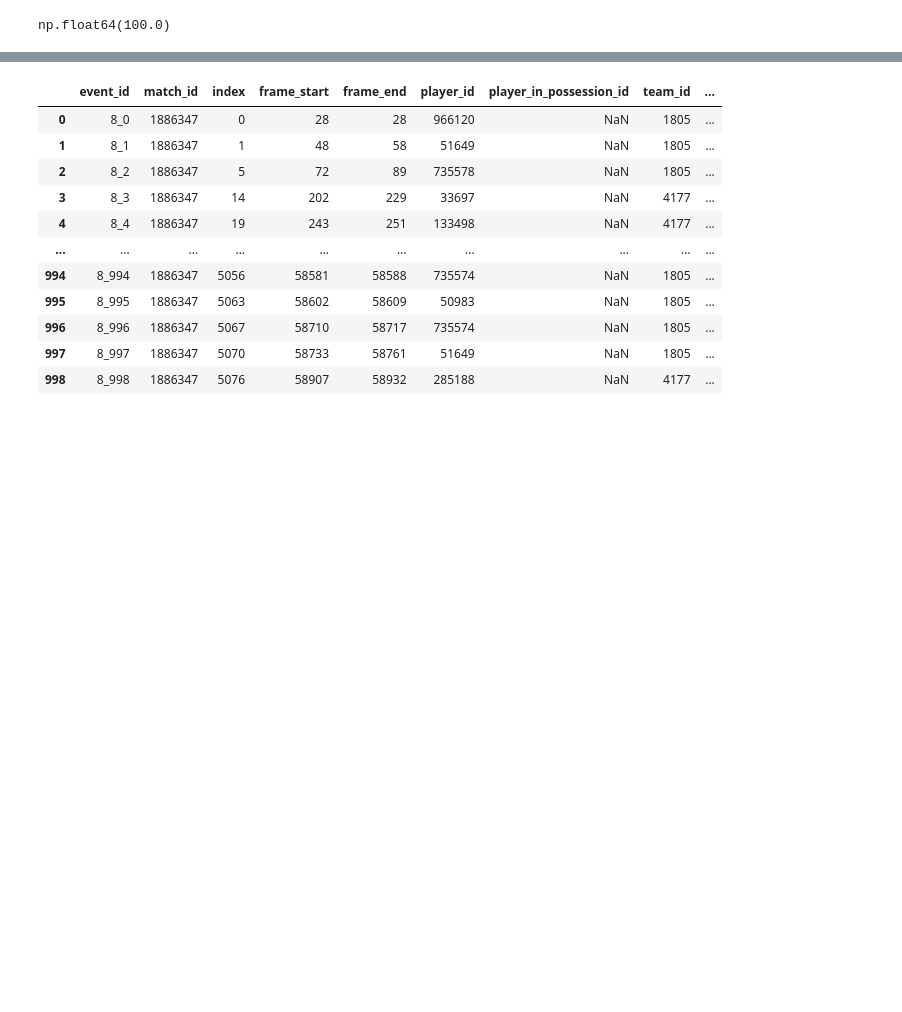
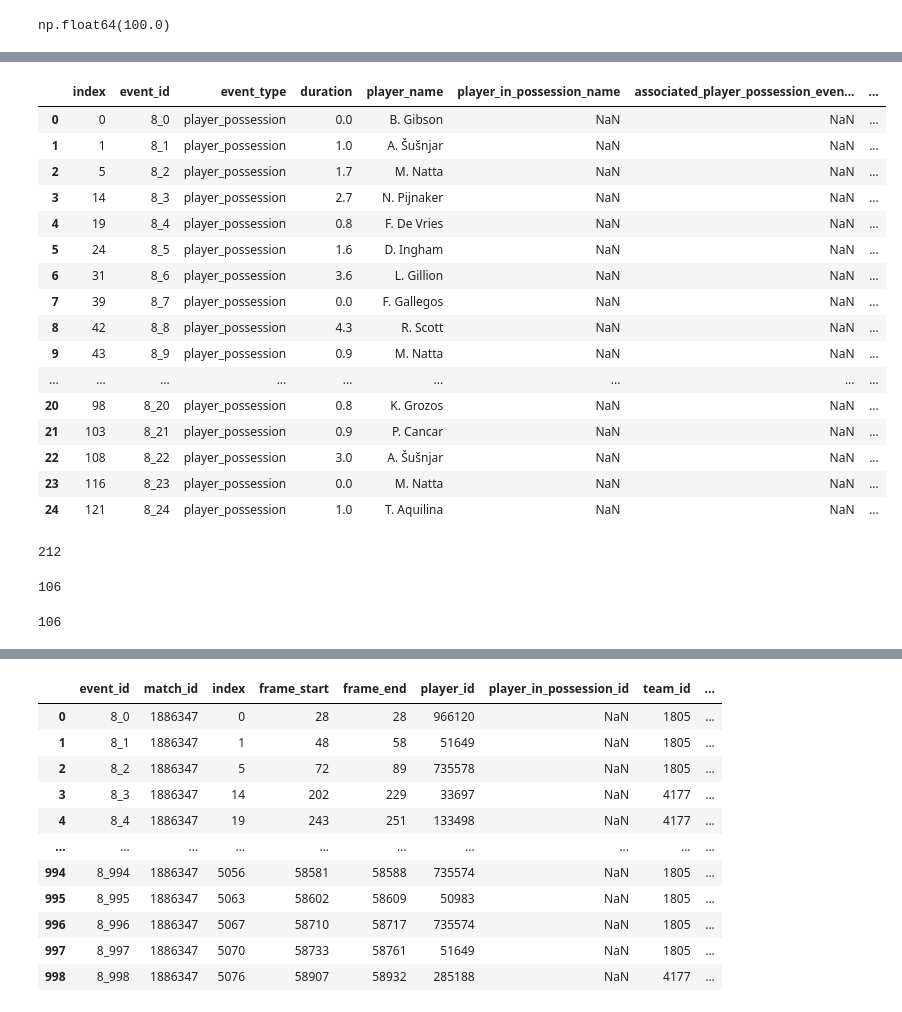
Before and after one commit to tahmeed14/footy_tracking_analysis, a Jupyter notebook: eda.ipynb, the cells around one changed output, grey strips where cells are left out. Saved outputs shown, nothing was run; the diff lists cells and outputs as text; code cells hidden in the pictures; blank space fills up the shorter version.

```diff
--- a/eda.ipynb
+++ b/eda.ipynb
@@ -723,0 +800,38 @@ with pd.option_context('display.max_rows', 40, 'display.max_columns', None):
+# %%
+
+# grah["possession_boundary"] = (grah["team_possession_loss_in_phase"] == True).shift(fill_value=False).astype(int)
+# grah["possession_id"] = grah["possession_boundary"].cumsum()
+
+
+grah["possession_boundary"] = (grah["first_player_possession_in_team_possession"] == True).astype(int)
+grah["possession_id"] = grah["possession_boundary"].cumsum().astype("str")
+grah["possession_id_team"] = grah["team_shortname"].str.strip() + "_" + grah["possession_id"]
+
+grah.head(25)
+# %% [output]
+|  | index | event_id | event_type | duration | player_name | player_in_possession_name | associated_player_possession_even... | ... |
+| 0 | 0 | 8_0 | player_possession | 0.0 | B. Gibson | NaN | NaN | ... |
+| 1 | 1 | 8_1 | player_possession | 1.0 | A. Šušnjar | NaN | NaN | ... |
+| 2 | 5 | 8_2 | player_possession | 1.7 | M. Natta | NaN | NaN | ... |
+| 3 | 14 | 8_3 | player_possession | 2.7 | N. Pijnaker | NaN | NaN | ... |
+| 4 | 19 | 8_4 | player_possession | 0.8 | F. De Vries | NaN | NaN | ... |
+| 5 | 24 | 8_5 | player_possession | 1.6 | D. Ingham | NaN | NaN | ... |
+| 6 | 31 | 8_6 | player_possession | 3.6 | L. Gillion | NaN | NaN | ... |
+| 7 | 39 | 8_7 | player_possession | 0.0 | F. Gallegos | NaN | NaN | ... |
+| 8 | 42 | 8_8 | player_possession | 4.3 | R. Scott | NaN | NaN | ... |
+| 9 | 43 | 8_9 | player_possession | 0.9 | M. Natta | NaN | NaN | ... |
+| ... | ... | ... | ... | ... | ... | ... | ... | ... |
+| 20 | 98 | 8_20 | player_possession | 0.8 | K. Grozos | NaN | NaN | ... |
+| 21 | 103 | 8_21 | player_possession | 0.9 | P. Cancar | NaN | NaN | ... |
+| 22 | 108 | 8_22 | player_possession | 3.0 | A. Šušnjar | NaN | NaN | ... |
+| 23 | 116 | 8_23 | player_possession | 0.0 | M. Natta | NaN | NaN | ... |
+| 24 | 121 | 8_24 | player_possession | 1.0 | T. Aquilina | NaN | NaN | ... |
+# %%
+display(grah["possession_id_team"].nunique())
+
+display(grah.loc[grah["team_shortname"] == "Auckland FC",:]["possession_id_team"].nunique())
+display(grah.loc[grah["team_shortname"] == "Newcastle",:]["possession_id_team"].nunique())
+# %% [output]
+212
+106
+106
```
Also changed, not shown: parts of 6 cells of this notebook.
